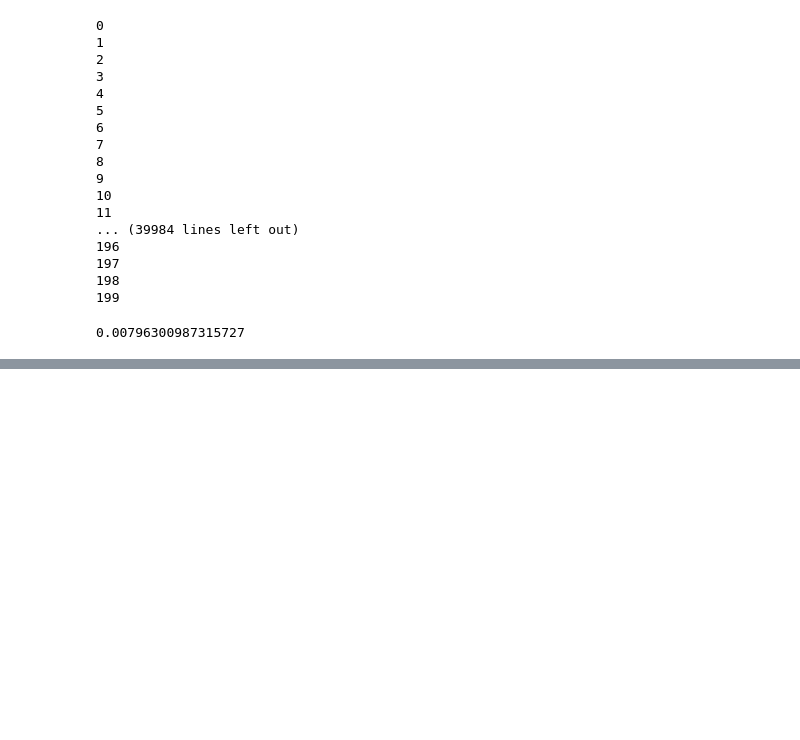
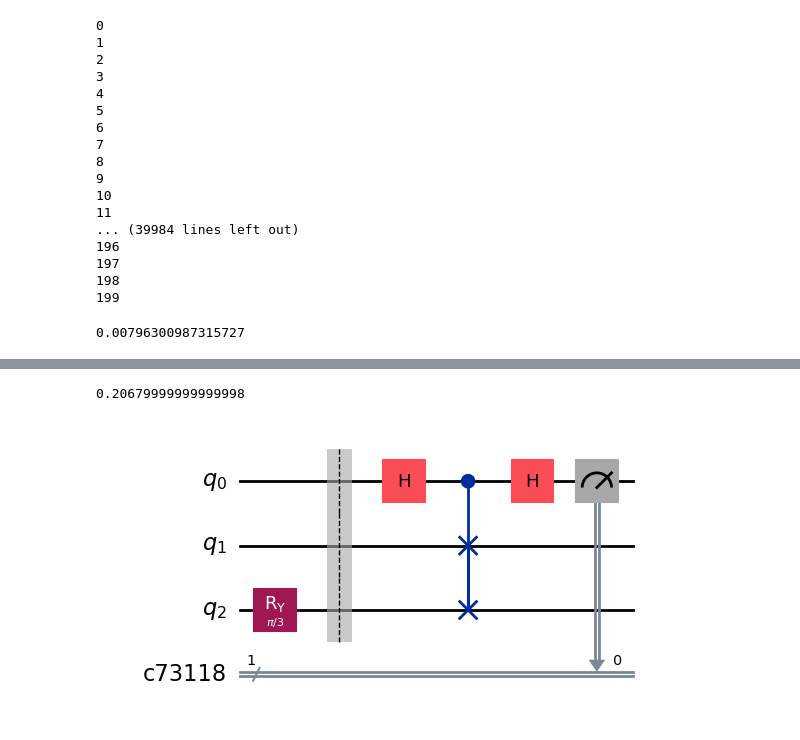
Before and after one commit to nguyenvulinh666/Variational-Quantum-EigeinSolver, a Jupyter notebook: Complete_VQE.ipynb, the cells around one changed output, grey strips where cells are left out. Drawn from its saved outputs; the diff is of its cells as text; code cells hidden in the pictures; blank space fills up the shorter version.

```diff
--- a/Complete_VQE.ipynb
+++ b/Complete_VQE.ipynb
@@ -3018,0 +3365,18 @@ c
+# %%
+qc1 = QuantumCircuit(1)
+qc2 = QuantumCircuit(1)
+qc2.ry(2*np.pi/3+0.1,0)
+shots = 20000
+
+from qiskit import Aer
+backend = Aer.get_backend('qasm_simulator')
+# %%
+a, circ = SwapTest(qc1, qc2, shots, backend)
+# %%
+print(a)
+# %% [output]
+0.20679999999999998
+# %%
+circ.draw('mpl', style='iqx')
+# %% [output]
+[figure, added]
```
Also changed, not shown: parts of 42 cells of this notebook.
